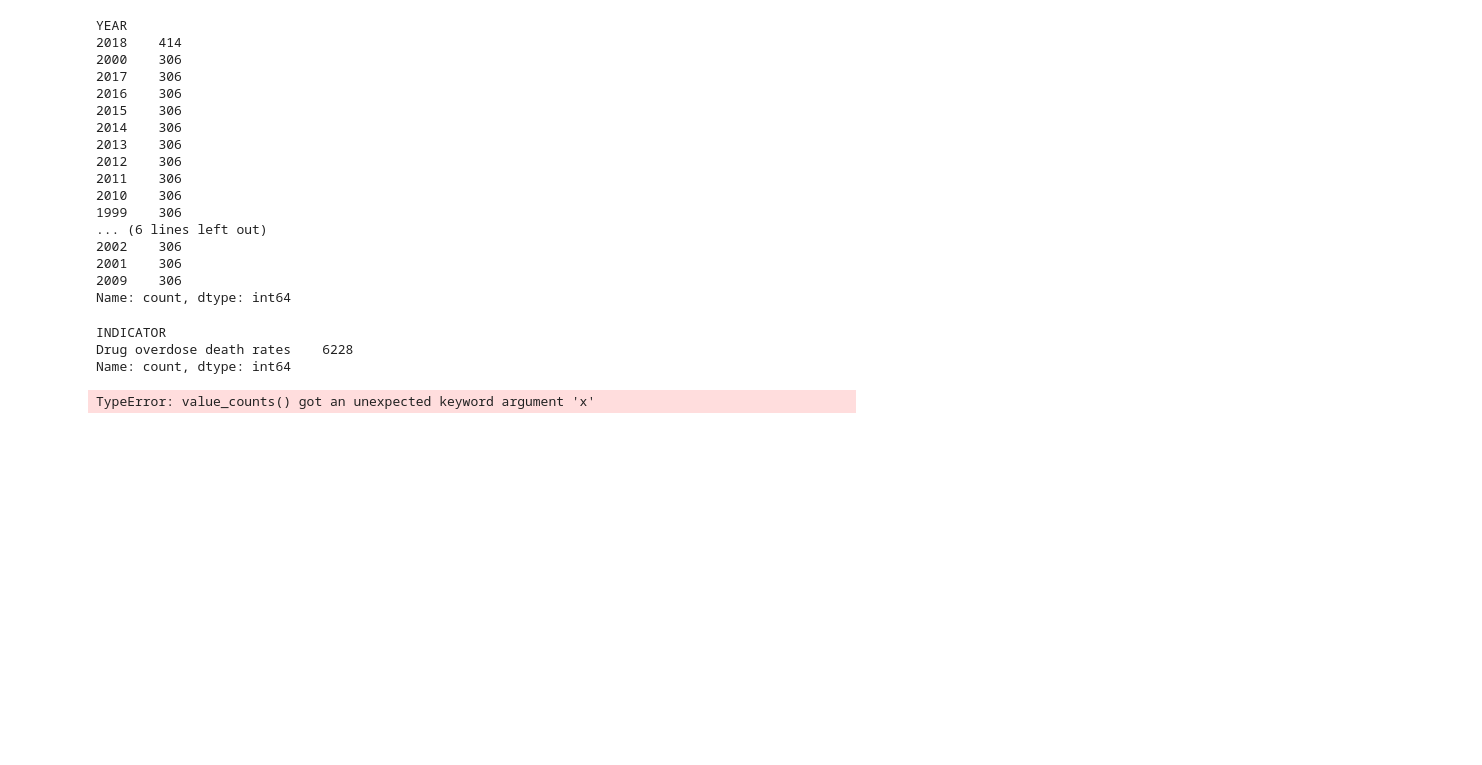
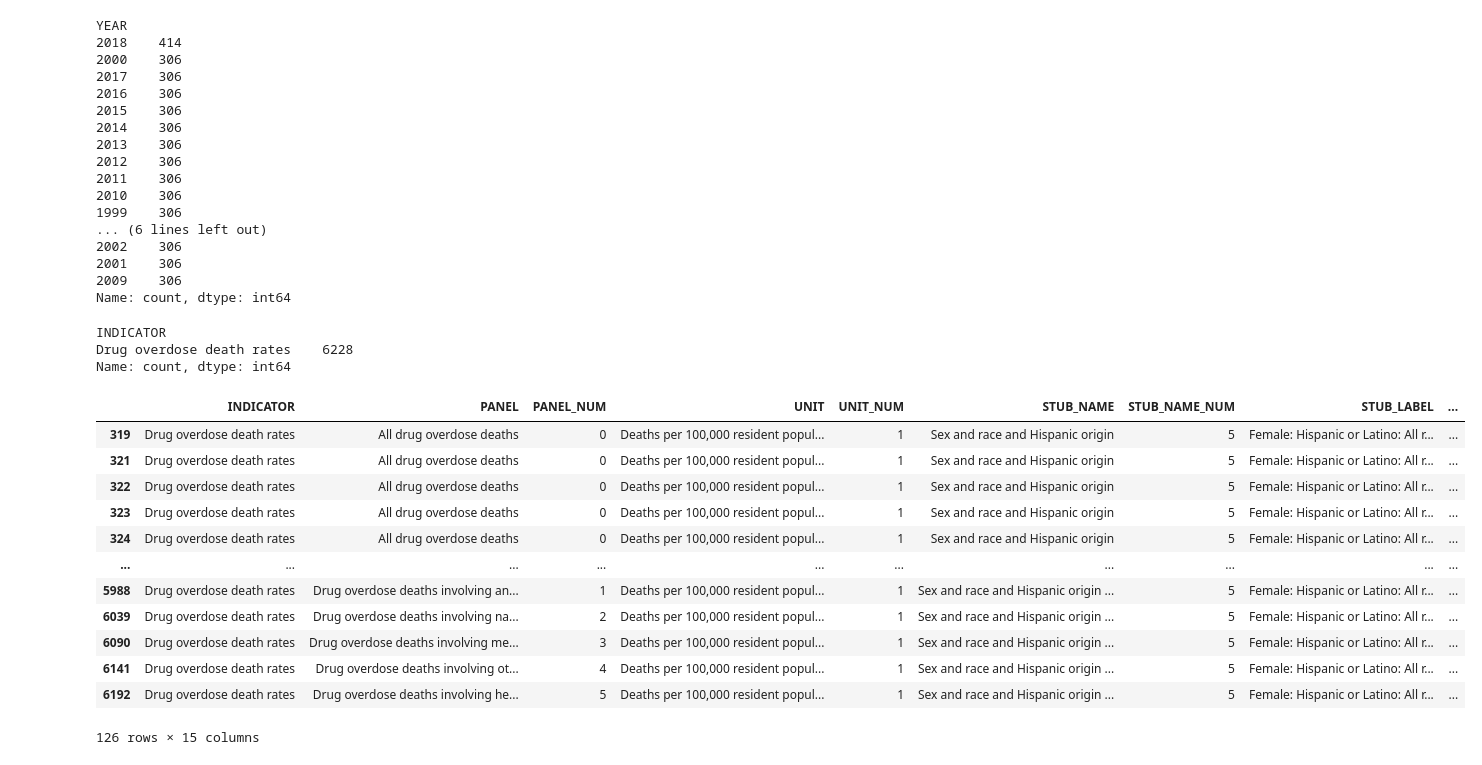
Before and after one commit to chica25/Drug-Overdose, a Jupyter notebook: eda.ipynb, the cells around one changed output. Saved outputs shown, nothing was run; the diff lists cells and outputs as text; code cells hidden in the pictures; blank space fills up the shorter version.

```diff
--- a/eda.ipynb
+++ b/eda.ipynb
@@ -7,0 +23,3 @@ df = pd.read_csv("./data/drug-overdose.csv")
+# %%
+pd.set_option('display.float_format', lambda x: '%.f' % x)
+df.info()
@@ -149,8 +224,20 @@ df.INDICATOR.value_counts()
 INDICATOR
 Drug overdose death rates    6228
 Name: count, dtype: int64
-# %%
-year = df.value_counts(x="YEAR", sort=False, y="STUB_NAME")
-# plt.show()
-# %% [output]
-TypeError: value_counts() got an unexpected keyword argument 'x'
+# %%
+Latino_female = df[df["STUB_LABEL"] == "Female: Hispanic or Latino: All races"]
+Latino_female
+# %% [output]
+|  | INDICATOR | PANEL | PANEL_NUM | UNIT | UNIT_NUM | STUB_NAME | STUB_NAME_NUM | STUB_LABEL | ... |
+| 319 | Drug overdose death rates | All drug overdose deaths | 0 | Deaths per 100,000 resident popul... | 1 | Sex and race and Hispanic origin | 5 | Female: Hispanic or Latino: All r... | ... |
+| 321 | Drug overdose death rates | All drug overdose deaths | 0 | Deaths per 100,000 resident popul... | 1 | Sex and race and Hispanic origin | 5 | Female: Hispanic or Latino: All r... | ... |
+| 322 | Drug overdose death rates | All drug overdose deaths | 0 | Deaths per 100,000 resident popul... | 1 | Sex and race and Hispanic origin | 5 | Female: Hispanic or Latino: All r... | ... |
+| 323 | Drug overdose death rates | All drug overdose deaths | 0 | Deaths per 100,000 resident popul... | 1 | Sex and race and Hispanic origin | 5 | Female: Hispanic or Latino: All r... | ... |
+| 324 | Drug overdose death rates | All drug overdose deaths | 0 | Deaths per 100,000 resident popul... | 1 | Sex and race and Hispanic origin | 5 | Female: Hispanic or Latino: All r... | ... |
+| ... | ... | ... | ... | ... | ... | ... | ... | ... | ... |
+| 5988 | Drug overdose death rates | Drug overdose deaths involving an... | 1 | Deaths per 100,000 resident popul... | 1 | Sex and race and Hispanic origin ... | 5 | Female: Hispanic or Latino: All r... | ... |
+| 6039 | Drug overdose death rates | Drug overdose deaths involving na... | 2 | Deaths per 100,000 resident popul... | 1 | Sex and race and Hispanic origin ... | 5 | Female: Hispanic or Latino: All r... | ... |
+| 6090 | Drug overdose death rates | Drug overdose deaths involving me... | 3 | Deaths per 100,000 resident popul... | 1 | Sex and race and Hispanic origin ... | 5 | Female: Hispanic or Latino: All r... | ... |
+| 6141 | Drug overdose death rates | Drug overdose deaths involving ot... | 4 | Deaths per 100,000 resident popul... | 1 | Sex and race and Hispanic origin ... | 5 | Female: Hispanic or Latino: All r... | ... |
+| 6192 | Drug overdose death rates | Drug overdose deaths involving he... | 5 | Deaths per 100,000 resident popul... | 1 | Sex and race and Hispanic origin ... | 5 | Female: Hispanic or Latino: All r... | ... |
+126 rows × 15 columns
```
Also changed, not shown: parts of 10 cells of this notebook.
